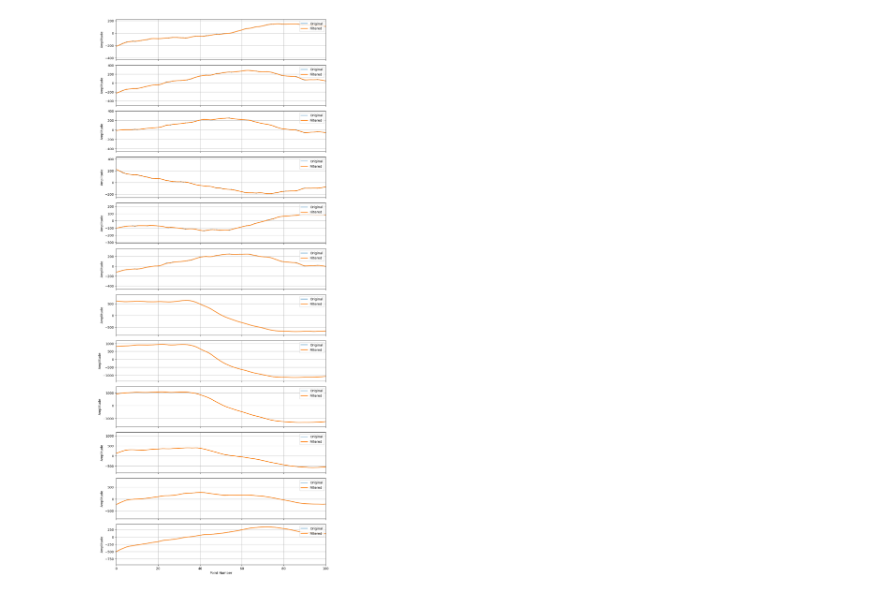
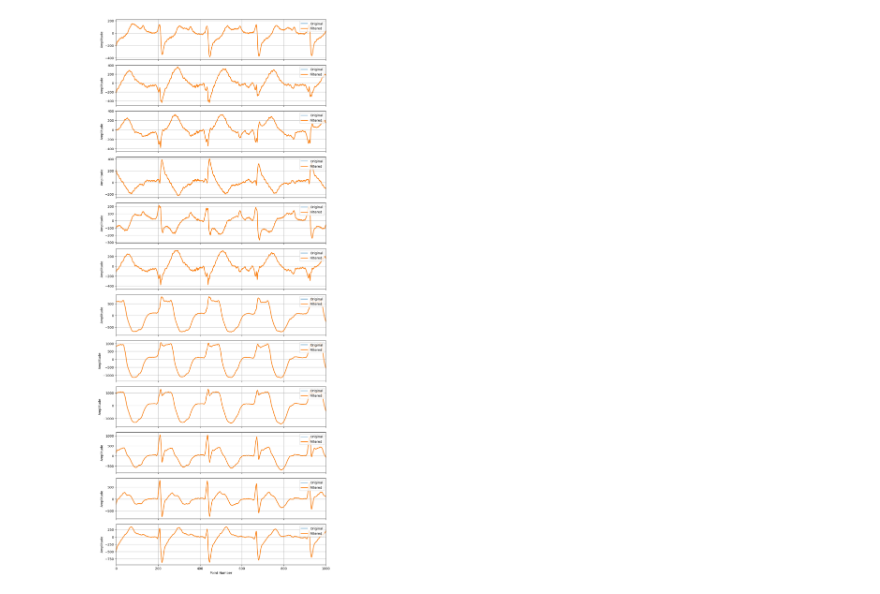
Before and after one commit to solevych/la_project_ecg, a Jupyter notebook: code_.ipynb, the cells around one changed output. Cells and saved outputs as stored; diff of their text form; code cells hidden in the pictures.

```diff
--- a/code_.ipynb
+++ b/code_.ipynb
@@ -136,33 +136,33 @@ def savgol_filter(signal, window_size, poly_order):
         else:
             s = 0.0
             for j in range(window_size):
                 s += coeffs[j] * signal[i - m + j]
             filtered.append(s)
     return filtered
 
 if __name__ == '__main__':
     filename = 'ECGData/MUSE_20180111_155115_19000.csv'
 
     channels = read_csv_multi(filename)
     num_channels = len(channels)
 
     window_size = 3
-    poly_order = 1
+    poly_order = 2
 
     fig, axs = plt.subplots(num_channels, 1, figsize=(10, 2*num_channels), sharex=True)
 
     for i, channel in enumerate(channels):
         filtered_channel = savgol_filter(channel, window_size, poly_order)
         x_values = list(range(len(channel)))
         axs[i].plot(x_values, channel, label='Original')
         axs[i].plot(x_values, filtered_channel, label='Filtered', linewidth=2)
         axs[i].set_ylabel('Amplitude')
         axs[i].legend(loc='upper right')
         axs[i].grid(True)
 
     axs[-1].set_xlabel('Point Number')
     plt.tight_layout()
-    plt.xlim(0, 100)
+    plt.xlim(0, 1000)
     plt.show()
 # %% [output]
-[figure, old version]
+[figure, new version]
```
Also changed, not shown: 2 other files.
